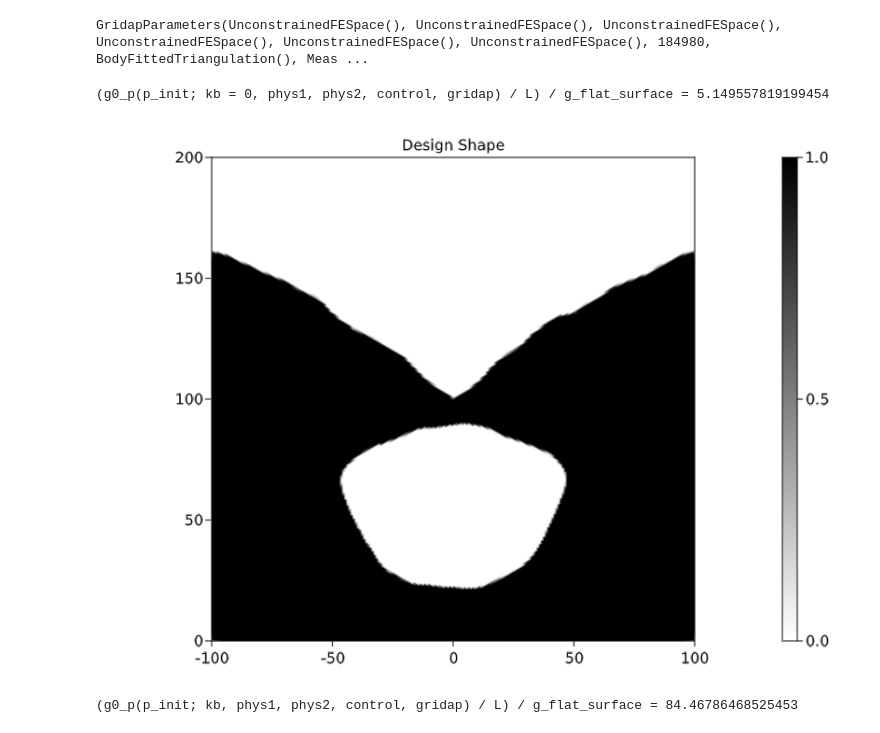
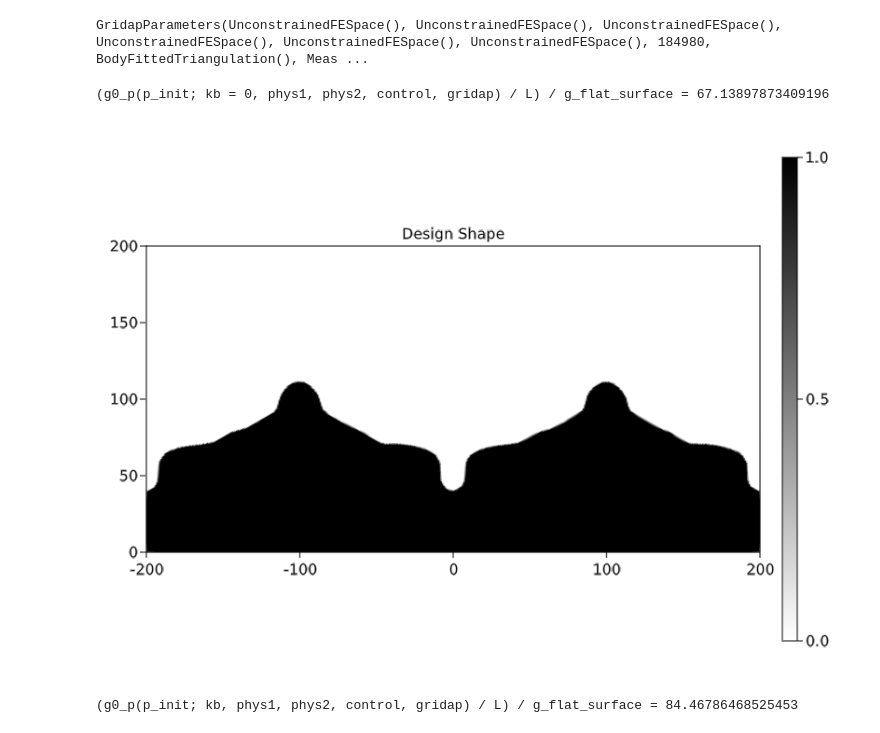
Before and after one commit to WenjieYao/RamanInFluid, a Jupyter notebook: Main.ipynb, the cells around one changed output. Saved outputs shown, nothing was run; the diff lists cells and outputs as text; code cells hidden in the pictures.

```diff
--- a/Main.ipynb
+++ b/Main.ipynb
@@ -149,7 +149,7 @@ GridapParameters(UnconstrainedFESpace(), UnconstrainedFESpace(), UnconstrainedFE
 using FileIO
 import Images: Gray
 # specify the path to your local image file
-img_path = "Initial/L200_single.png"
+img_path = "Initial/L200.png"
 img = load(img_path)
 data = 1.0 .-Float64.(Gray.(img))
 function image_to_function(x, data, Lx, Ly)
@@ -157,35 +157,35 @@ function image_to_function(x, data, Lx, Ly)
     xi = Nx - Int(round(((x[2]-100)/Lx + 0.5) * Nx))
     yi = Int(round((((x[1]+Ly/2) % Ly)/Ly) * Ny))
     if xi > 0 && xi <= Nx && yi > 0 && yi <= Ny
         return data[xi,yi]
     else
         return 0.0
     end
 end
 
 # binit(v) = ∫(v * x->image_to_function(x, data, 200, 150))gridap.dΩ
 binit(v) = ∫(v * x->image_to_function(x, data, hd, L))gridap.dΩ
 pc_vec = assemble_vector(binit, gridap.FE_P)
 p_init = p_extract(pc_vec; gridap)
 p_init[p_init .< 0.1] .= 0
 p_init[p_init .> 0.1] .= 1
 
 #p_init = ones(gridap.np)
 pf_vec = pf_p0(p_init; control, gridap)
 pfh = FEFunction(gridap.FE_Pf, pf_vec)
 pth = (pf -> Threshold(pf; control)) ∘ pfh
 
 @show g0_p(p_init; kb=0, phys1, phys2, control, gridap)/L/g_flat_surface
 fig, ax, plt = plot(gridap.Ω, pth, colormap = :binary)
 Colorbar(fig[1,2], plt)
 ax.aspect = AxisAspect(L/(hd))
 ax.title = "Design Shape"
 limits!(ax, -L/2, L/2, 0, hd)
 # save("Results/shape.png", fig)
 fig
 # %% [output]
-(g0_p(p_init; kb = 0, phys1, phys2, control, gridap) / L) / g_flat_surface = 5.149557819199454
+(g0_p(p_init; kb = 0, phys1, phys2, control, gridap) / L) / g_flat_surface = 67.13897873409196
-[figure, old version]
+[figure, new version]
 # %%
 function p_bowtie(x, d, h, L, hd)
     dx = abs(x[1]) - d / 2
```
Also changed, not shown: parts of 4 cells of this notebook, 3 other files.
